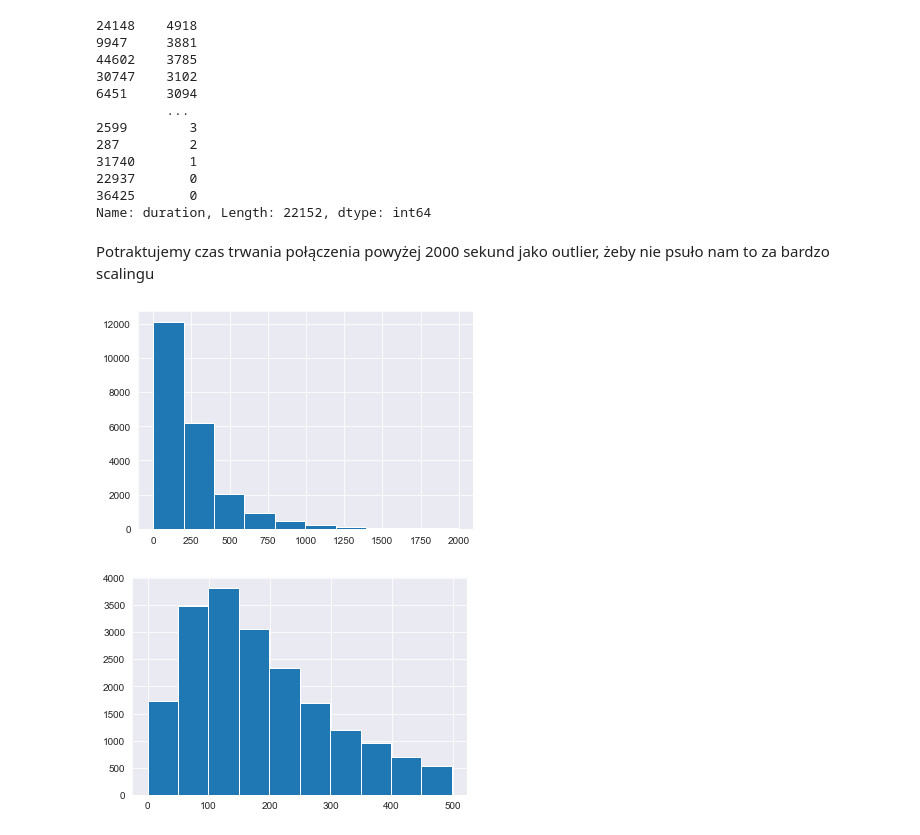
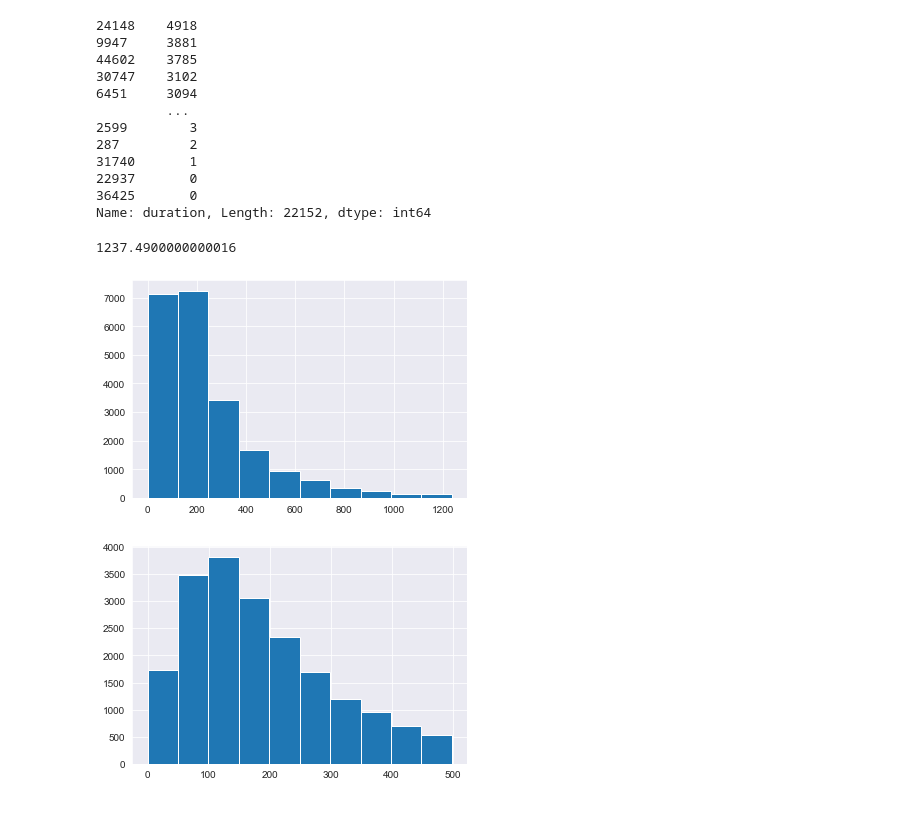
Before and after one commit to MajshiJD/ML_proj2, a Jupyter notebook: preprocessing/EDA_preprocessing.ipynb, the cells around one changed output. Drawn from its saved outputs; the diff is of its cells as text; code cells hidden in the pictures.

```diff
--- a/preprocessing/EDA_preprocessing.ipynb
+++ b/preprocessing/EDA_preprocessing.ipynb
@@ -367,13 +378,15 @@ df.duration.sort_values(ascending=False)
 22937       0
 36425       0
 Name: duration, Length: 22152, dtype: int64
-# %% [markdown]
-Potraktujemy czas trwania połączenia powyżej 2000 sekund jako outlier, żeby nie psuło nam to za bardzo scalingu
+# %%
+np.quantile(df.duration, 0.99)
+# %% [output]
+1237.4900000000016
 # %%
-df[df.duration<2000].duration.hist()
+df[df.duration<np.quantile(df.duration, 0.99)].duration.hist()
 plt.show()
 # %% [output]
-[figure, old version]
+[figure, new version]
 # %%
 df[df.duration<500].duration.hist()
 plt.show()
```
Also changed, not shown: parts of 27 cells of this notebook, 7 other files.
